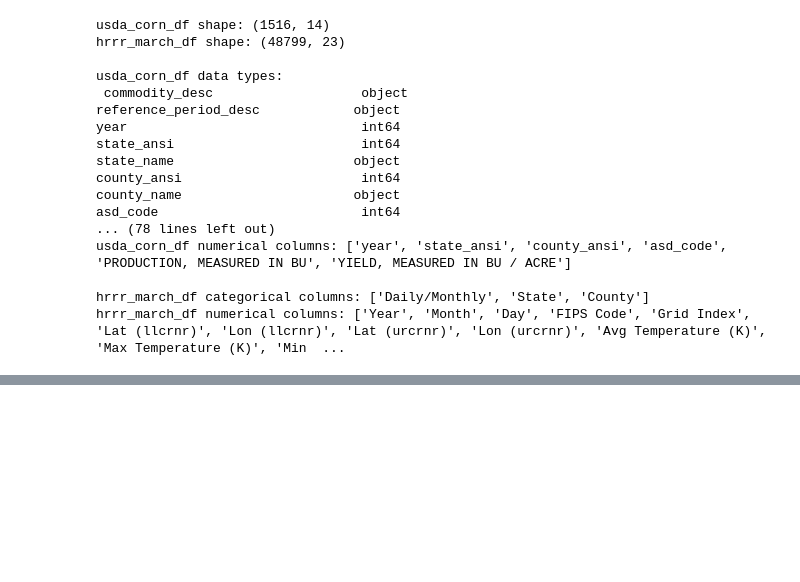
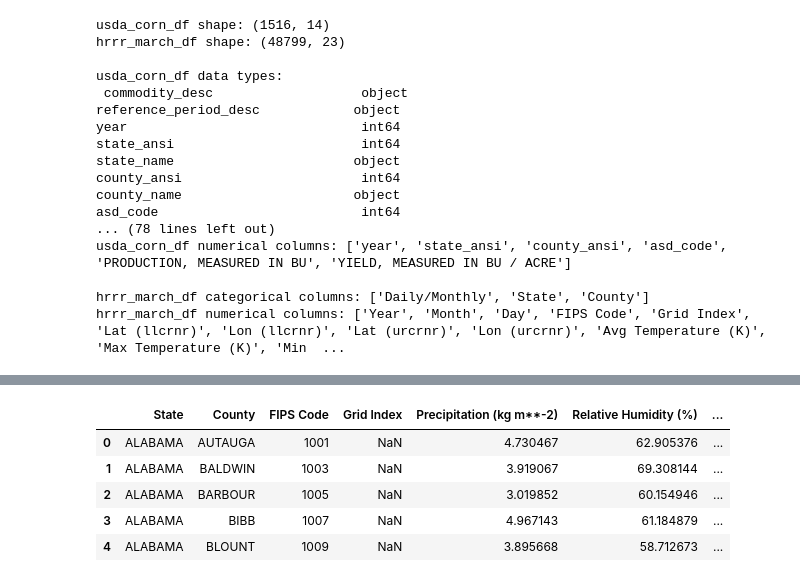
Before and after one commit to Rmot1202/Cropnet, a Jupyter notebook: Untitled-1.ipynb, the cells around one changed output, grey strips where cells are left out. Saved outputs shown, nothing was run; the diff lists cells and outputs as text; code cells hidden in the pictures; blank space fills up the shorter version.

```diff
--- a/Untitled-1.ipynb
+++ b/Untitled-1.ipynb
@@ -229,0 +297,9 @@ hrrr_march_df["date"] = pd.to_datetime(hrrr_march_df[["year", "month", "day"]],
+# %%
+hrrr_march_monthly_df.head()
+# %% [output]
+|  | State | County | FIPS Code | Grid Index | Precipitation (kg m**-2) | Relative Humidity (%) | ... |
+| 0 | ALABAMA | AUTAUGA | 1001 | NaN | 4.730467 | 62.905376 | ... |
+| 1 | ALABAMA | BALDWIN | 1003 | NaN | 3.919067 | 69.308144 | ... |
+| 2 | ALABAMA | BARBOUR | 1005 | NaN | 3.019852 | 60.154946 | ... |
+| 3 | ALABAMA | BIBB | 1007 | NaN | 4.967143 | 61.184879 | ... |
+| 4 | ALABAMA | BLOUNT | 1009 | NaN | 3.895668 | 58.712673 | ... |
```
Also changed, not shown: parts of 9 cells of this notebook.
